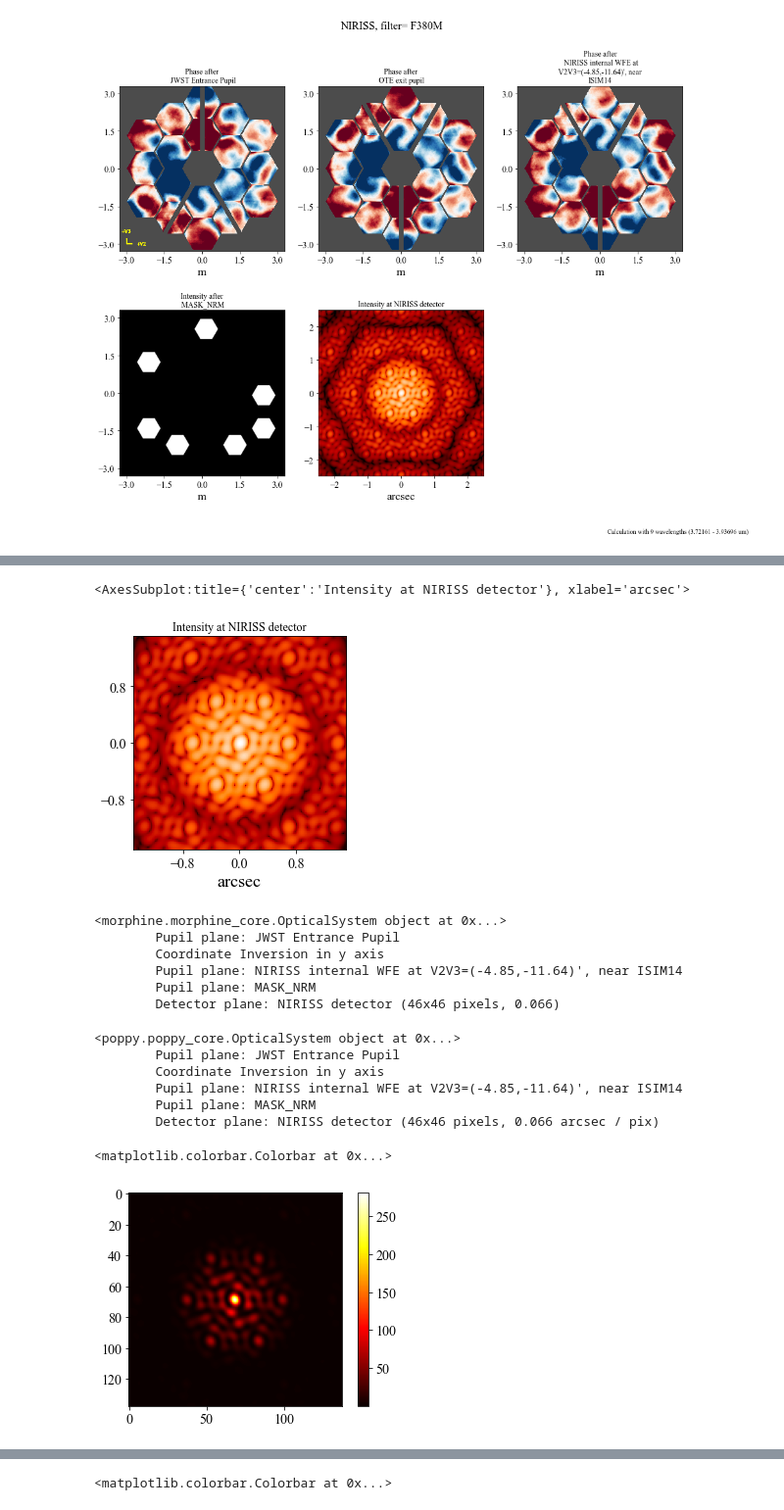
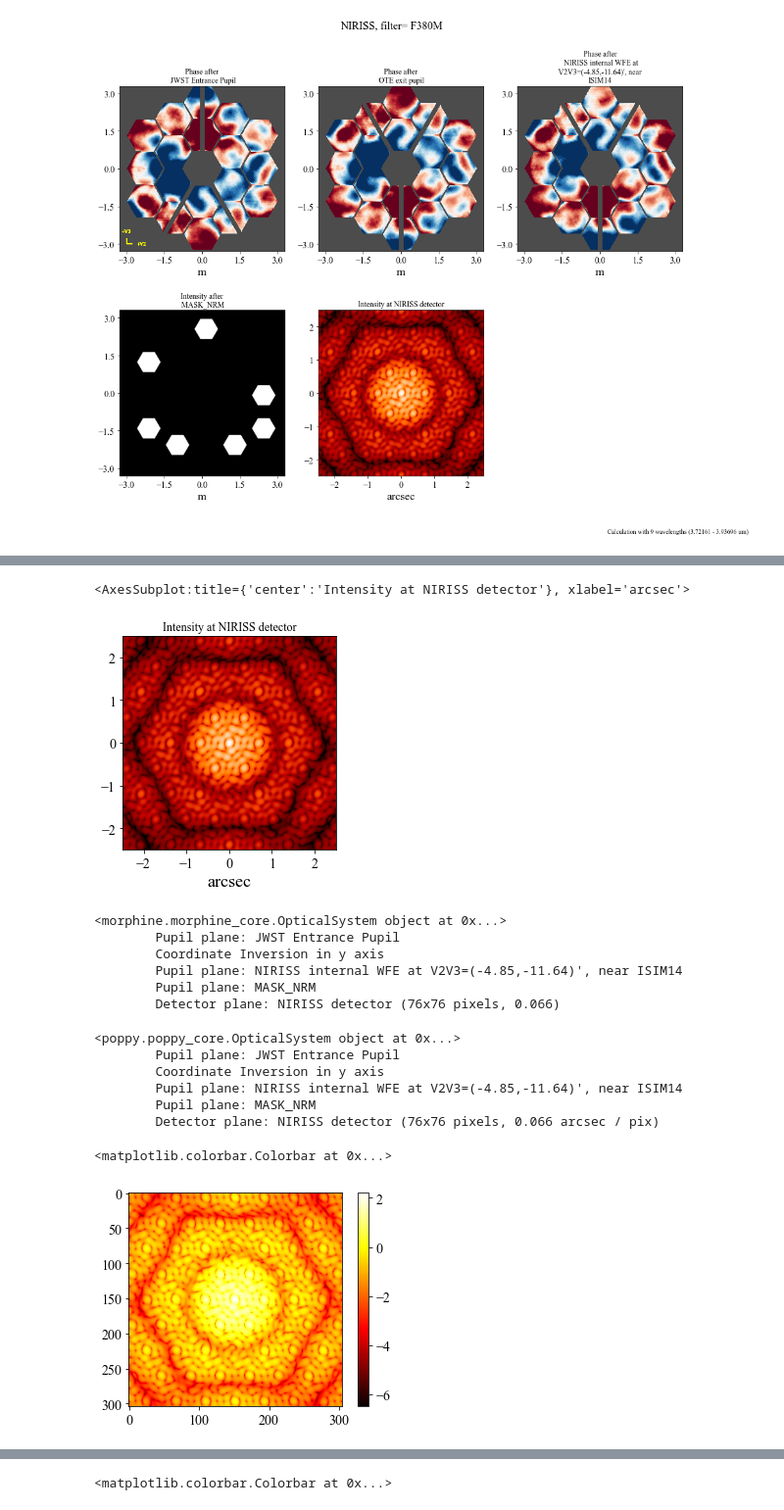
Before and after one commit to AlexandreAdam/ExoRIM, a Jupyter notebook: notebooks/JWST_physical_model.ipynb, the cells around one changed output, grey strips where cells are left out. Shown at 98% size. Saved outputs shown, nothing was run; the diff lists cells and outputs as text; code cells hidden in the pictures.

```diff
--- a/notebooks/JWST_physical_model.ipynb
+++ b/notebooks/JWST_physical_model.ipynb
@@ -28,13 +34,15 @@ out = niriss.calc_psf(display=True)
 # %%
-optsys = niriss.get_optical_system(fft_oversample=3, fov_arcsec=3)
+optsys = niriss.get_optical_system(fft_oversample=4, fov_arcsec=5)
 # %%
 webbpsf_out, webbpsf_intermediates = optsys.propagate(optsys.input_wavefront(3.8e-6), return_intermediates=True)
 webbpsf_out.display()
 # %% [output]
 <AxesSubplot:title={'center':'Intensity at NIRISS detector'}, xlabel='arcsec'>
-[figure, old version]
+[figure, new version]
 # %%
 morphine_niriss = morphine.OpticalSystem(name="ami_niriss")
+
+pupil_shift = np.array([0.0243,  -0.0141])  # CV3 on-orbit estimate (RPT028027) + OTIS delta from predicted (037134)
 
 # entrance pupil
 morphine_niriss.add_pupil(morphine.ArrayOpticalElement(
@@ -42,7 +50,7 @@ morphine_niriss.add_pupil(morphine.ArrayOpticalElement(
     opd=optsys.planes[0].opd,
     pixelscale=optsys.planes[0].pixelscale,
     name=optsys.planes[0].name,
-    oversample=optsys.planes[0].oversample
+    oversample=optsys.planes[0].oversample,
 ))
 
 morphine_niriss.add_inversion(index=1, axis="y", name=optsys.planes[1].name)
@@ -78,7 +86,7 @@ morphine_niriss.describe()
         Coordinate Inversion in y axis
         Pupil plane: NIRISS internal WFE at V2V3=(-4.85,-11.64)', near ISIM14
         Pupil plane: MASK_NRM
-        Detector plane: NIRISS detector (46x46 pixels, 0.066)
+        Detector plane: NIRISS detector (76x76 pixels, 0.066)
 # %%
 optsys.describe()
 # %% [output]
@@ -87,13 +95,13 @@ optsys.describe()
         Coordinate Inversion in y axis
         Pupil plane: NIRISS internal WFE at V2V3=(-4.85,-11.64)', near ISIM14
         Pupil plane: MASK_NRM
-        Detector plane: NIRISS detector (46x46 pixels, 0.066 arcsec / pix)
+        Detector plane: NIRISS detector (76x76 pixels, 0.066 arcsec / pix)
 # %%
 morphine_out, morphine_intermediates = morphine_niriss.propagate(morphine_niriss.input_wavefront(3.8e-6), return_intermediates=True)
 # %%
-plt.imshow(morphine_out.intensity, cmap="hot")
+plt.imshow(np.log10(morphine_out.intensity), cmap="hot")
 plt.colorbar()
 # %% [output]
 <matplotlib.colorbar.Colorbar at 0x...>
-[figure, old version]
+[figure, new version]
 # %%
```
Also changed, not shown: parts of 24 cells of this notebook, 18 other files.
